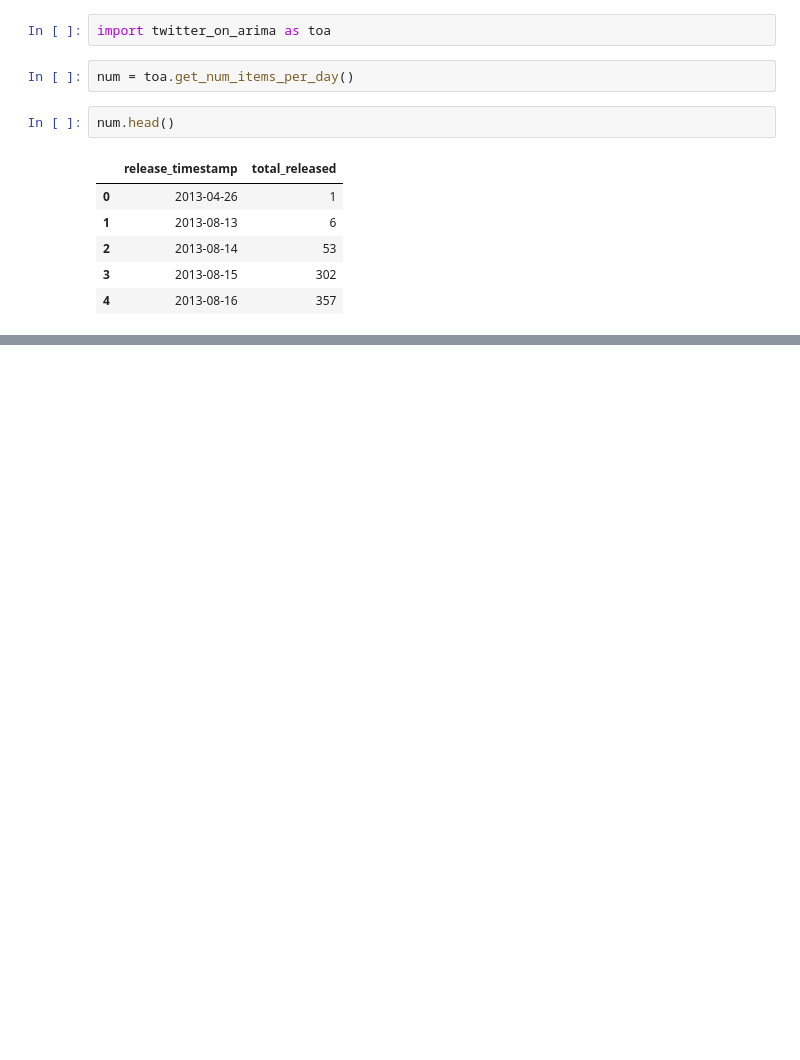
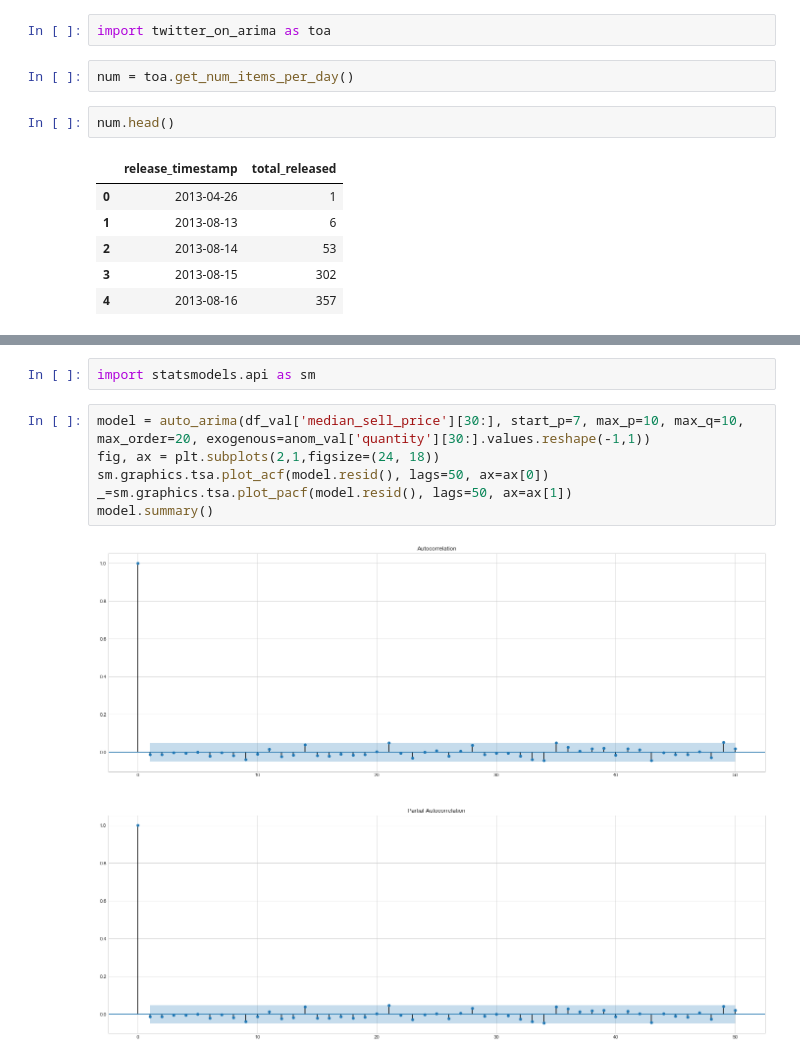
Before and after one commit to AkshayJ0shi/steam_anomaly_detection_capstone, a Jupyter notebook: anomalies.ipynb, the cells around one changed output, grey strips where cells are left out. Saved outputs shown, nothing was run; the diff lists cells and outputs as text; blank space fills up the shorter version.

```diff
--- a/anomalies.ipynb
+++ b/anomalies.ipynb
@@ -423,0 +523,10 @@ num.head()
+# %%
+import statsmodels.api as sm
+# %%
+model = auto_arima(df_val['median_sell_price'][30:], start_p=7, max_p=10, max_q=10, max_order=20, exogenous=anom_val['quantity'][30:].values.reshape(-1,1))
+fig, ax = plt.subplots(2,1,figsize=(24, 18))
+sm.graphics.tsa.plot_acf(model.resid(), lags=50, ax=ax[0])
+_=sm.graphics.tsa.plot_pacf(model.resid(), lags=50, ax=ax[1])
+model.summary()
+# %% [output]
+[figure, added]
```
Also changed, not shown: parts of 36 cells of this notebook, 1 other file.
